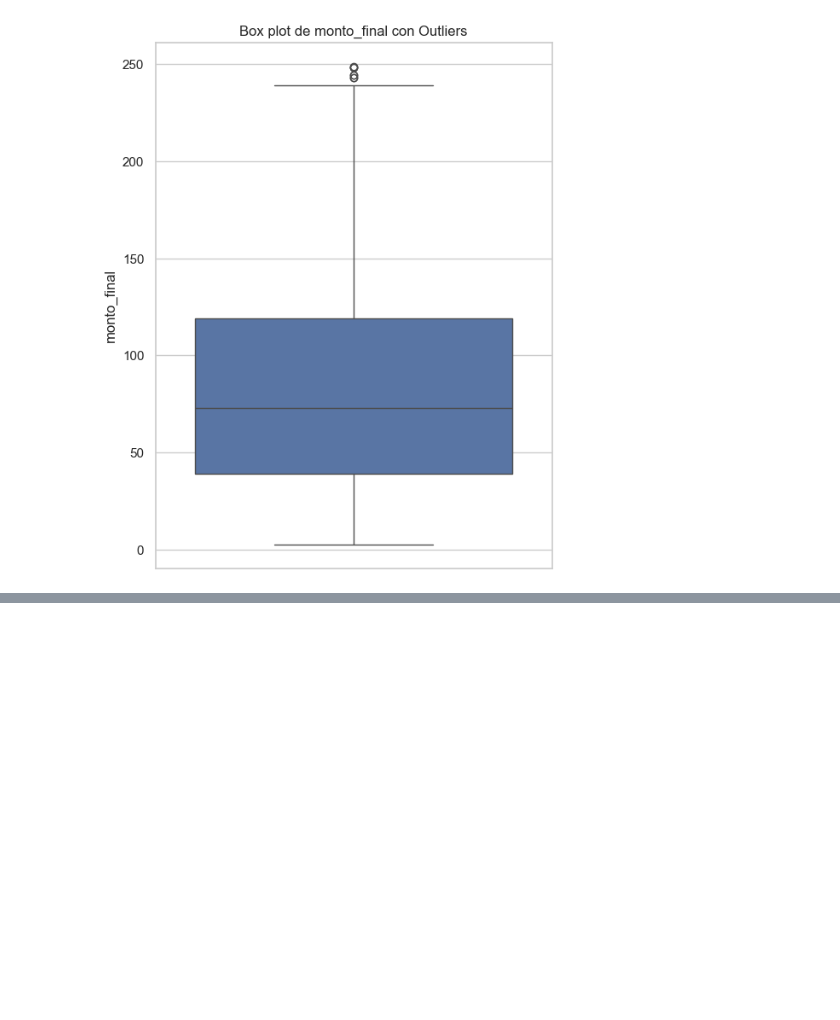
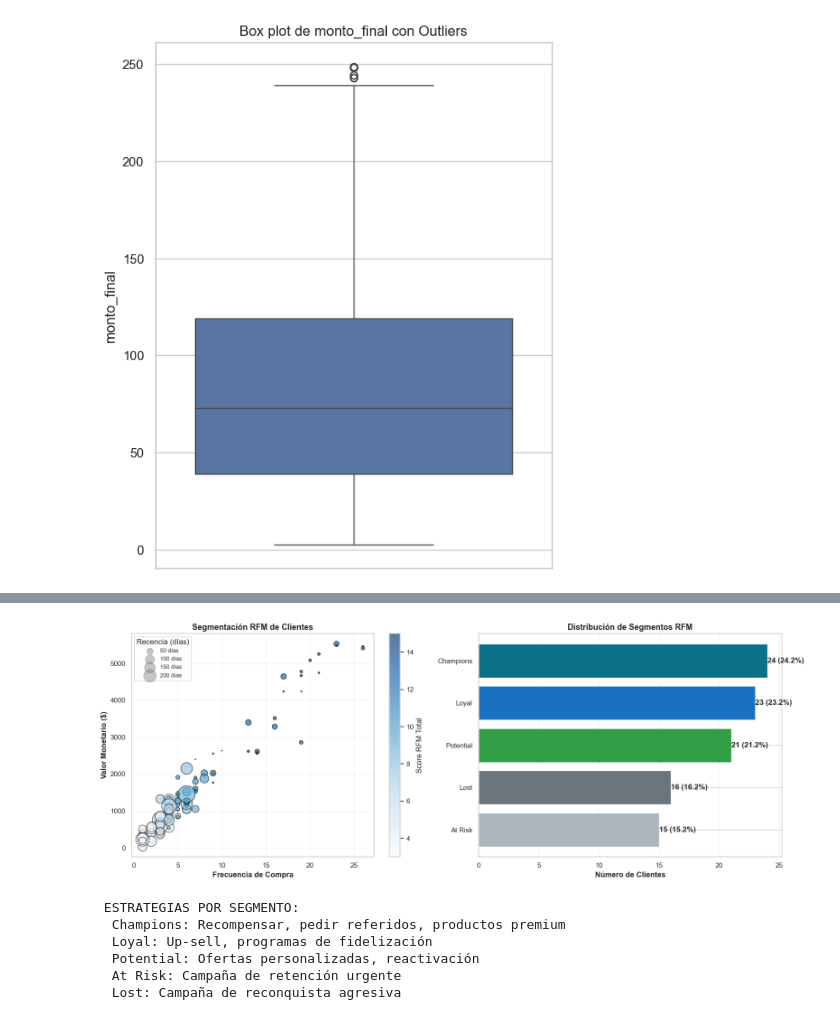
Before and after one commit to LenninTemoche/Proyecto-Aurelion-IBM-Guayerd, a Jupyter notebook: SPRING_2/Proyecto_Aurelion_S2.ipynb, the cells around one changed output, grey strips where cells are left out. Cells and saved outputs as stored; diff of their text form; code cells hidden in the pictures; blank space fills up the shorter version.

```diff
--- a/SPRING_2/Proyecto_Aurelion_S2.ipynb
+++ b/SPRING_2/Proyecto_Aurelion_S2.ipynb
@@ -811,0 +1229,71 @@ Dado que el número de outliers detectados es **8**, que representa aproximadame
+# %%
+# Visualización de segmentos RFM - versión formal
+fig, (ax1, ax2) = plt.subplots(1, 2, figsize=(16, 6))
+
+# Scatter 2D formal
+scatter = ax1.scatter(
+    rfm['Frecuencia'], rfm['Valor_Monetario'],
+    c=rfm['RFM_Total'],
+    s=rfm['Recencia']*2,
+    cmap='Blues', alpha=0.65, edgecolors='black'
+)
+
+ax1.set_xlabel('Frecuencia de Compra', fontweight='bold')
+ax1.set_ylabel('Valor Monetario ($)', fontweight='bold')
+ax1.set_title('Segmentación RFM de Clientes', fontweight='bold', fontsize=13)
+plt.colorbar(scatter, ax=ax1, label='Score RFM Total')
+ax1.grid(alpha=0.25)
+
+# Leyenda de tamaño
+for rec in [50, 100, 150, 200]:
+    ax1.scatter([], [], s=rec*2, c='gray', alpha=0.45, label=f'{rec} días')
+ax1.legend(title='Recencia (días)', loc='upper left', fontsize=9)
+
+# Paleta formal para segmentos
+colors_seg = {
+    'Champions': '#0B7285',     # Azul petróleo
+    'Loyal': '#1971C2',        # Azul formal
+    'Potential': '#2F9E44',    # Verde sobrio
+    'At Risk': '#ADB5BD',      # Gris medio
+    'Lost': '#6C757D'          # Gris oscuro
+}
+
+segmentos_count = rfm['Segmento'].value_counts().sort_values(ascending=True)
+bar_colors = [colors_seg.get(seg, '#5C636A') for seg in segmentos_count.index]
+
+# Gráfico de barras horizontal
+bars = ax2.barh(segmentos_count.index, segmentos_count.values, color=bar_colors)
+ax2.set_xlabel('Número de Clientes', fontweight='bold')
+ax2.set_title('Distribución de Segmentos RFM', fontweight='bold', fontsize=13)
+ax2.grid(axis='x', alpha=0.25)
+
+for bar in bars:
+    width = bar.get_width()
+    ax2.text(width, bar.get_y() + bar.get_height()/2,
+             f'{int(width)} ({width/len(rfm)*100:.1f}%)',
+             va='center', ha='left', fontweight='bold')
+
+plt.tight_layout()
+plt.savefig('viz_rfm_formal.png', dpi=300, bbox_inches='tight')
+plt.show()
+
+# Estrategias
+print("\n ESTRATEGIAS POR SEGMENTO:")
+estrategias = {
+    'Champions': 'Recompensar, pedir referidos, productos premium',
+    'Loyal': 'Up-sell, programas de fidelización',
+    'Potential': 'Ofertas personalizadas, reactivación',
+    'At Risk': 'Campaña de retención urgente',
+    'Lost': 'Campaña de reconquista agresiva'
+}
+for seg, estrategia in estrategias.items():
+    if seg in rfm['Segmento'].values:
+        print(f"  {seg}: {estrategia}")
+# %% [output]
+[figure, added]
+ ESTRATEGIAS POR SEGMENTO:
+  Champions: Recompensar, pedir referidos, productos premium
+  Loyal: Up-sell, programas de fidelización
+  Potential: Ofertas personalizadas, reactivación
+  At Risk: Campaña de retención urgente
+  Lost: Campaña de reconquista agresiva
```
Also changed, not shown: parts of 35 cells of this notebook.
